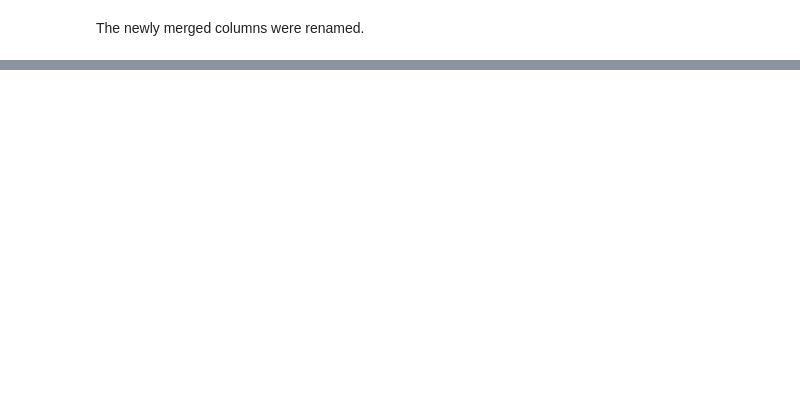
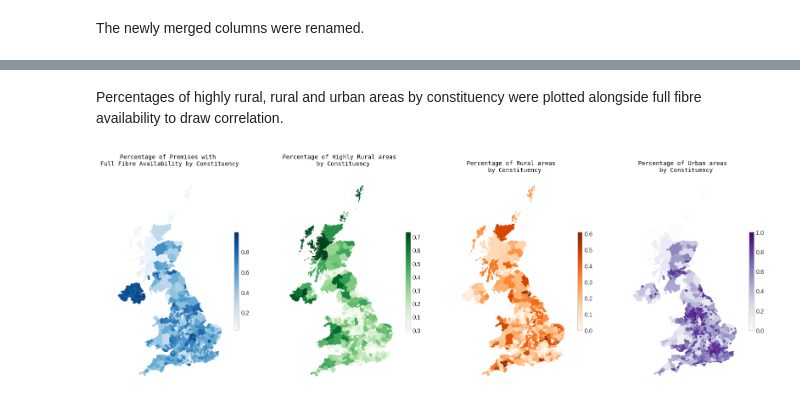
Before and after one commit to yuliiabosher/Fiber-optic-project, a Jupyter notebook: Parliamentary_constituencies_FTTP.ipynb, the cells around one changed output, grey strips where cells are left out. Drawn from its saved outputs; the diff is of its cells as text; code cells hidden in the pictures; blank space fills up the shorter version.

Commit message:
plotted percentages of highly rural, rural and urban areas by constituency

```diff
--- a/Parliamentary_constituencies_FTTP.ipynb
+++ b/Parliamentary_constituencies_FTTP.ipynb
@@ -234,8 +234,10 @@ display(fibre_by_constituency_geo.head())
 # %% [markdown]
 The newly merged columns were renamed.
 # %%
-fibre_by_constituency_geo.columns = ['Constituency Code', 'Constituency Name', 'geometry', 'Total Premises', 'Premises with Full Fibre Availability', \
-                                     'Percentage of Premises with Full Fibre Availability', 'Highly Rural', 'Rural', 'Urban', 'Label']
+fibre_by_constituency_geo.columns = ['Constituency Code', 'Constituency Name', 'geometry', \
+                                     'Total Premises', 'Premises with Full Fibre Availability', \
+                                     'Percentage of Premises with Full Fibre Availability', \
+                                     'Highly Rural', 'Rural', 'Urban', 'Label']
 display(fibre_by_constituency_geo.head())
 # %% [output]
 |  | Constituency Code | Constituency Name | geometry | Total Premises | Premises with Full Fibre Availabi... | ... |
@@ -244,3 +246,29 @@ display(fibre_by_constituency_geo.head())
 | 2 | E14000532 | Altrincham and Sale West | POLYGON ((379104.096 393143.903, ... | 45481 | 35846 | ... |
 | 3 | E14000533 | Amber Valley | POLYGON ((444868.402 353958.1, 44... | 45332 | 34471 | ... |
 | 4 | E14000534 | Arundel and South Downs | POLYGON ((506641.497 128757.203, ... | 50925 | 23675 | ... |
+# %% [markdown]
+Percentages of highly rural, rural and urban areas by constituency were plotted alongside full fibre availability to draw correlation.
+# %%
+fig, ax = plt.subplots(1, 4)
+fibre_by_constituency_geo.plot(column='Percentage of Premises with Full Fibre Availability', cmap='Blues', legend=True, ax=ax[0], legend_kwds={'shrink': 0.3})
+fig.set_size_inches(20,10)
+plt.style.use('seaborn-v0_8-whitegrid')
+font = {'family':'monospace','color':'black','size':10}
+ax[0].set_title('Percentage of Premises with \nFull Fibre Availability by Constituency', fontdict=font)
+ax[0].axis('off')
+ax[0].grid(visible=None)
+fibre_by_constituency_geo.plot(column='Highly Rural', cmap='Greens', legend=True, ax=ax[1], legend_kwds={'shrink': 0.3})
+ax[1].set_title('Percentage of Highly Rural areas \n by Constituency', fontdict=font)
+ax[1].axis('off')
+ax[1].grid(visible=None)
+fibre_by_constituency_geo.plot(column='Rural', cmap='Oranges', legend=True, ax=ax[2], legend_kwds={'shrink': 0.3})
+ax[2].set_title('Percentage of Rural areas \n by Constituency', fontdict=font)
+ax[2].axis('off')
+ax[2].grid(visible=None)
+fibre_by_constituency_geo.plot(column='Urban', cmap='Purples', legend=True, ax=ax[3], legend_kwds={'shrink': 0.3})
+ax[3].set_title('Percentage of Urban areas \n by Constituency', fontdict=font)
+ax[3].axis('off')
+ax[3].grid(visible=None)
+plt.show()
+# %% [output]
+[figure, added]
```
